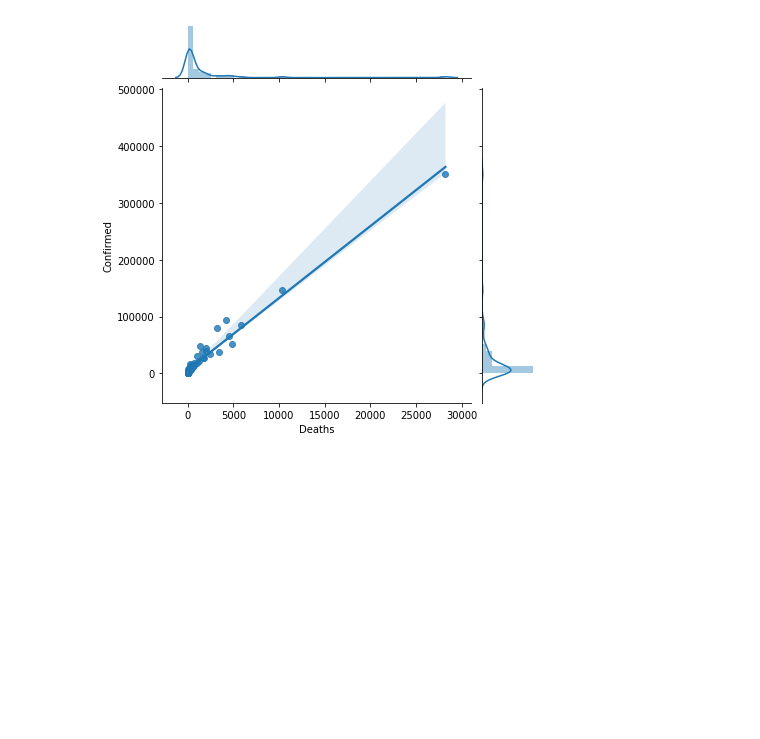
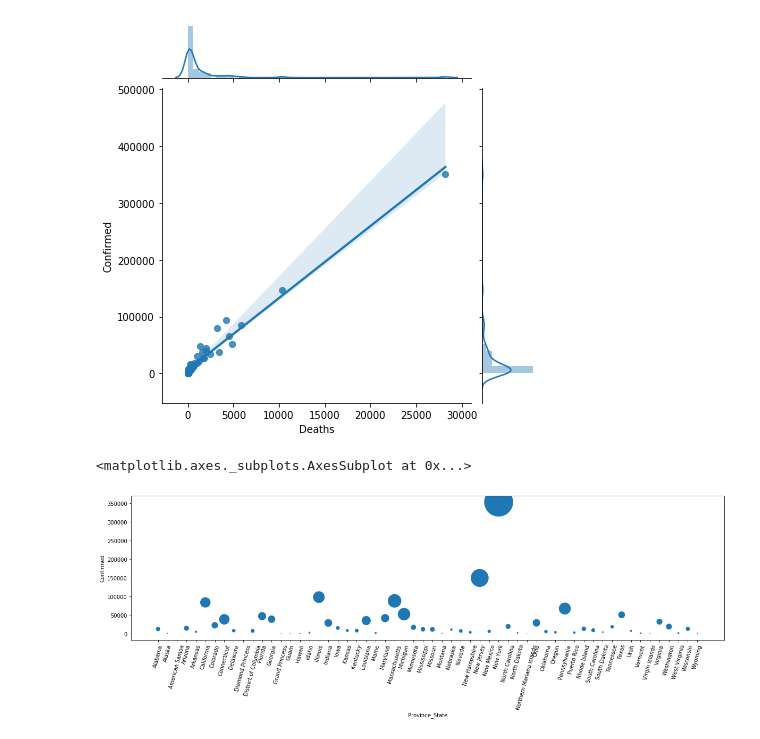
Before and after one commit to Keenal/COVID-19, a Jupyter notebook: Data_analytics_covid_19.ipynb, the cells around one changed output. Saved outputs shown, nothing was run; the diff lists cells and outputs as text; code cells hidden in the pictures; blank space fills up the shorter version.

Commit message:
add scatter and box plot from pandas lib

```diff
--- a/Data_analytics_covid_19.ipynb
+++ b/Data_analytics_covid_19.ipynb
@@ -111,3 +111,10 @@ g = sns.JointGrid(x="Deaths", y="Confirmed", data=covid_modified)
 g = g.plot(sns.regplot, sns.distplot)
 # %% [output]
 [figure]
+# %%
+#shows a 3-dimensional plot, there's x vs y and the color value for size
+
+covid_modified.plot.scatter(x="Province_State", y="Confirmed", s=covid_modified['Deaths']/10, figsize=(20, 5), rot=75)
+# %% [output]
+<matplotlib.axes._subplots.AxesSubplot at 0x...>
+[figure, added]
```
Also changed, not shown: parts of 2 cells of this notebook.
